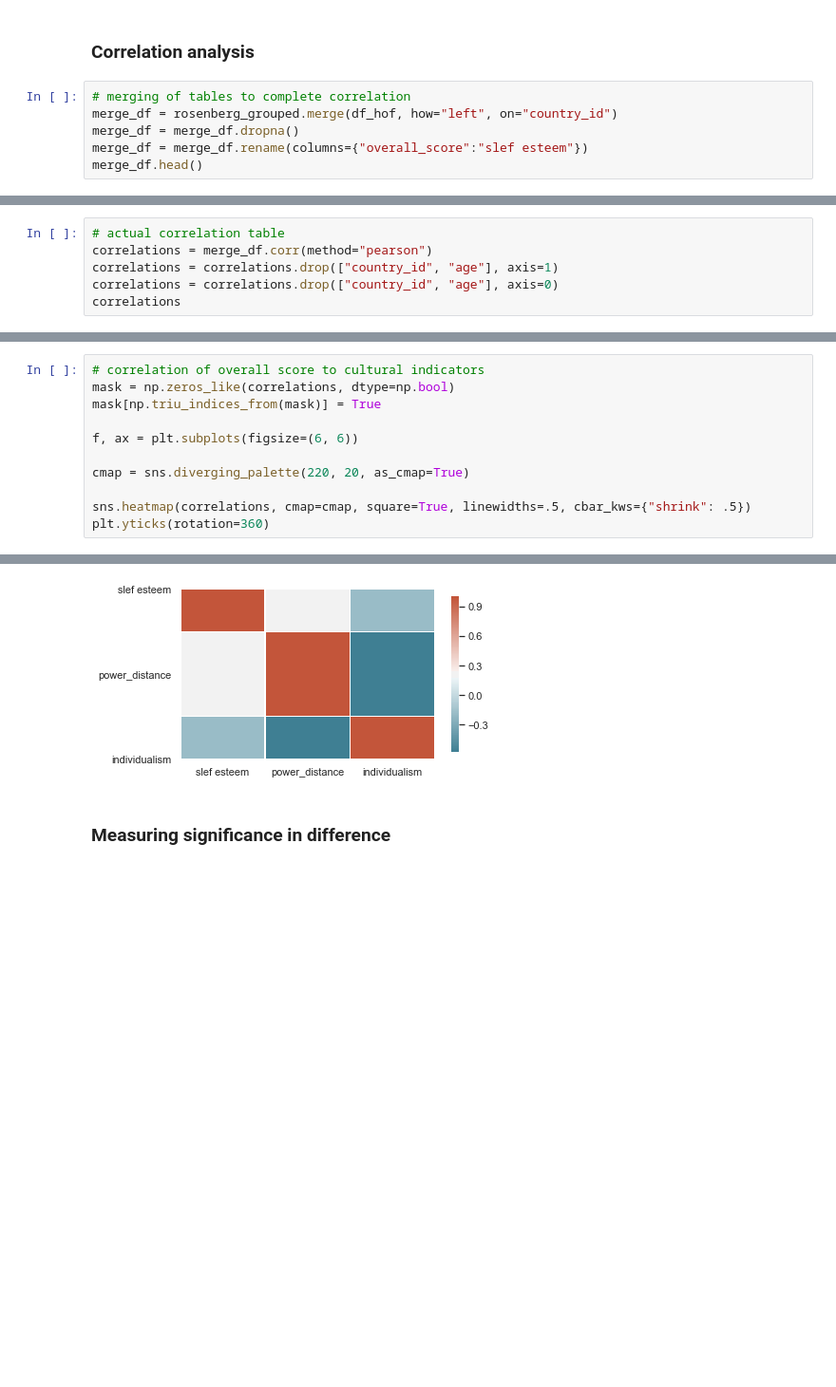
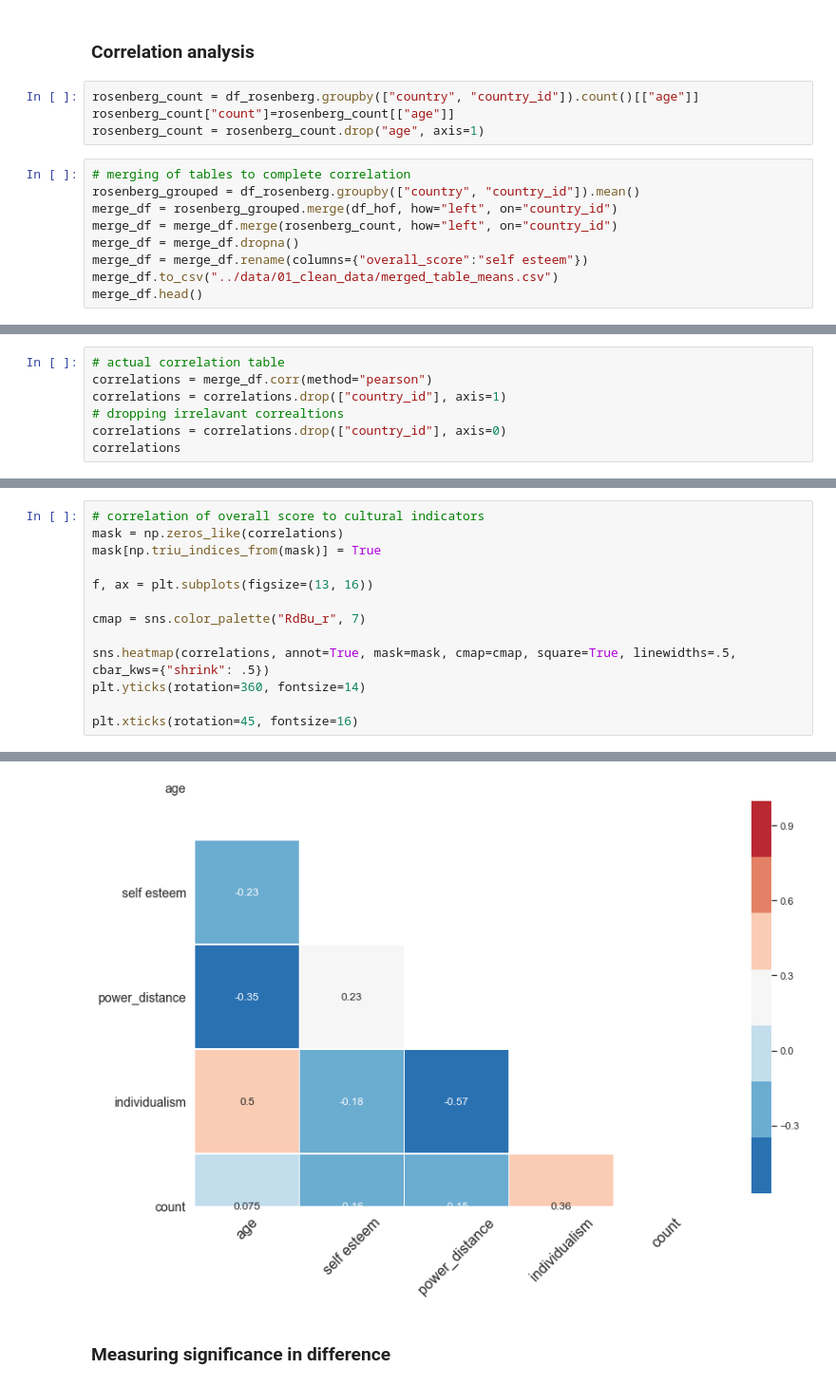
Before and after one commit to FHnt97/Project-Week-5-Your-Own-Project, a Jupyter notebook: your-project/03-Analysis.ipynb, the cells around one changed output, grey strips where cells are left out. Shown at 95% size. Drawn from its saved outputs; the diff is of its cells as text; blank space fills up the shorter version.

```diff
--- a/your-project/03-Analysis.ipynb
+++ b/your-project/03-Analysis.ipynb
@@ -125,9 +129,16 @@ Text(0, 0.5, 'Distribution')
 # %% [markdown]
 ### Correlation analysis
+# %%
+rosenberg_count = df_rosenberg.groupby(["country", "country_id"]).count()[["age"]]
+rosenberg_count["count"]=rosenberg_count[["age"]]
+rosenberg_count = rosenberg_count.drop("age", axis=1)
 # %%
 # merging of tables to complete correlation
+rosenberg_grouped = df_rosenberg.groupby(["country", "country_id"]).mean()
 merge_df = rosenberg_grouped.merge(df_hof, how="left", on="country_id")
+merge_df = merge_df.merge(rosenberg_count, how="left", on="country_id")
 merge_df = merge_df.dropna()
-merge_df = merge_df.rename(columns={"overall_score":"slef esteem"})
+merge_df = merge_df.rename(columns={"overall_score":"self esteem"})
+merge_df.to_csv("../data/01_clean_data/merged_table_means.csv")
 merge_df.head()
 # %% [output]
@@ -140,7 +169,8 @@ merge_df.head()
 # %%
 # actual correlation table
 correlations = merge_df.corr(method="pearson")
-correlations = correlations.drop(["country_id", "age"], axis=1)
-correlations = correlations.drop(["country_id", "age"], axis=0)
+correlations = correlations.drop(["country_id"], axis=1)
+# dropping irrelavant correaltions
+correlations = correlations.drop(["country_id"], axis=0)
 correlations
 # %% [output]
@@ -151,12 +183,14 @@ correlations
 # %%
 # correlation of overall score to cultural indicators
-mask = np.zeros_like(correlations, dtype=np.bool)
+mask = np.zeros_like(correlations)
 mask[np.triu_indices_from(mask)] = True
 
-f, ax = plt.subplots(figsize=(6, 6))
+f, ax = plt.subplots(figsize=(13, 16))
 
-cmap = sns.diverging_palette(220, 20, as_cmap=True)
+cmap = sns.color_palette("RdBu_r", 7)
 
-sns.heatmap(correlations, cmap=cmap, square=True, linewidths=.5, cbar_kws={"shrink": .5})
-plt.yticks(rotation=360)
+sns.heatmap(correlations, annot=True, mask=mask, cmap=cmap, square=True, linewidths=.5, cbar_kws={"shrink": .5})
+plt.yticks(rotation=360, fontsize=14)
+
+plt.xticks(rotation=45, fontsize=16)
 # %% [output]
@@ -164,4 +198,4 @@ plt.yticks(rotation=360)
-[figure, old version]
+[figure, new version]
 # %% [markdown]
 ### Measuring significance in difference
 # %% [markdown]
```
Also changed, not shown: parts of 42 cells of this notebook, 16 other files.
